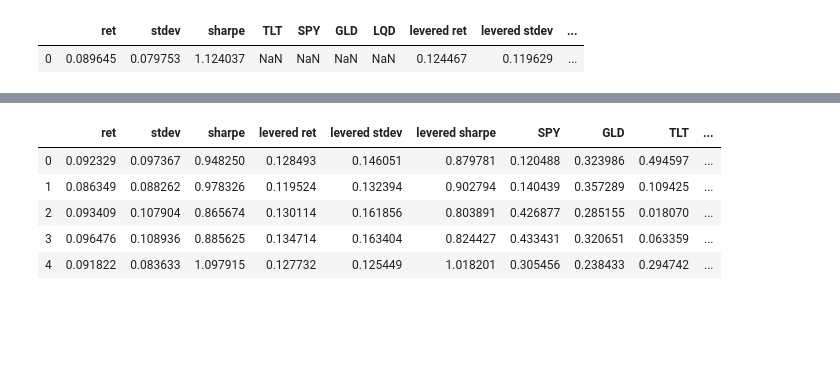
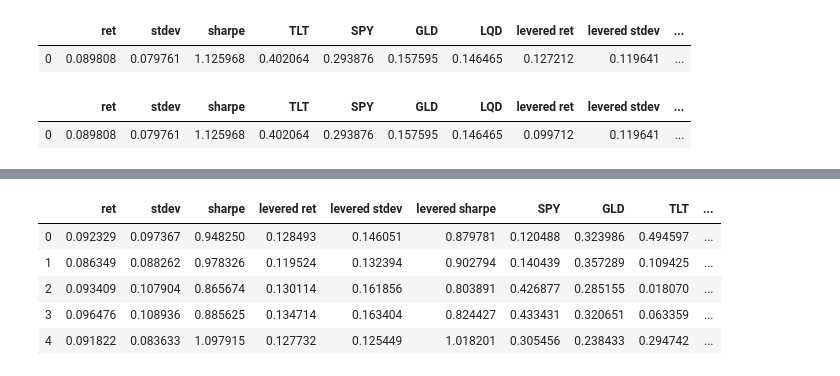
Before and after one commit to albud187/stock_analytics_prediction, a Jupyter notebook: Portfolio Optimization.ipynb, the cells around one changed output, grey strips where cells are left out. Saved outputs shown, nothing was run; the diff lists cells and outputs as text; code cells hidden in the pictures; blank space fills up the shorter version.

Commit message:
fixed portfolio functions and comparisons

```diff
--- a/Portfolio Optimization.ipynb
+++ b/Portfolio Optimization.ipynb
@@ -72,7 +74,7 @@ def portfolio_data(portfolio, start, end, rf, leverage, margin_int):
     portfolio_stats = {'ret': portfolio_return, 'stdev':portfolio_std, 'sharpe': sharpe_ratio,
                       'levered ret': levered_return, 'levered stdev':levered_std, 'levered sharpe': levered_sharpe}
 
-    portfolio_df = pd.DataFrame(stats,columns=['ret','stdev','sharpe'] +list(portfolio.keys())+ ['levered ret','levered stdev','levered sharpe'], index = [0])
+    portfolio_df = pd.DataFrame(portfolio_stats,columns=['ret','stdev','sharpe'] +list(portfolio.keys())+ ['levered ret','levered stdev','levered sharpe'], index = [0])
 
     for ticker in tickers:
         portfolio_df[ticker] = portfolio[ticker]
@@ -211,12 +213,28 @@ ticker_df.head()
 # %%
+#IB
 portfolio = {'TLT':0.402064, 'SPY':0.293876, 'GLD':0.157595, 'LQD':0.146465}
 start = date.today() - timedelta(days = 3650*1.5)
 end = date.today()
 rf = 0.0
 leverage = 1.5
-margin_int = 0.02
+margin_int = 0.015
 
-portfolio_stats(portfolio, start, end, rf, leverage, margin_int)
+portfolio_DF = portfolio_data(portfolio, start, end, rf, leverage, margin_int)
+portfolio_DF
 # %% [output]
 |  | ret | stdev | sharpe | TLT | SPY | GLD | LQD | levered ret | levered stdev | ... |
-| 0 | 0.089645 | 0.079753 | 1.124037 | NaN | NaN | NaN | NaN | 0.124467 | 0.119629 | ... |
+| 0 | 0.089808 | 0.079761 | 1.125968 | 0.402064 | 0.293876 | 0.157595 | 0.146465 | 0.127212 | 0.119641 | ... |
+# %%
+#questrade
+portfolio = {'TLT':0.402064, 'SPY':0.293876, 'GLD':0.157595, 'LQD':0.146465}
+start = date.today() - timedelta(days = 3650*1.5)
+end = date.today()
+rf = 0.0
+leverage = 1.5
+margin_int = 0.07
+
+portfolio_DF = portfolio_data(portfolio, start, end, rf, leverage, margin_int)
+portfolio_DF
+# %% [output]
+|  | ret | stdev | sharpe | TLT | SPY | GLD | LQD | levered ret | levered stdev | ... |
+| 0 | 0.089808 | 0.079761 | 1.125968 | 0.402064 | 0.293876 | 0.157595 | 0.146465 | 0.099712 | 0.119641 | ... |
```
Also changed, not shown: parts of 11 cells of this notebook, 1 other file.
